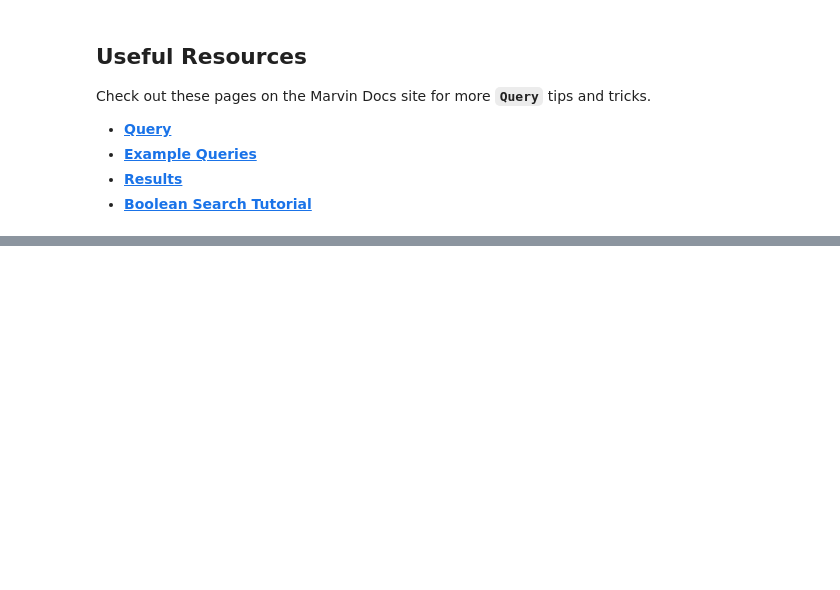
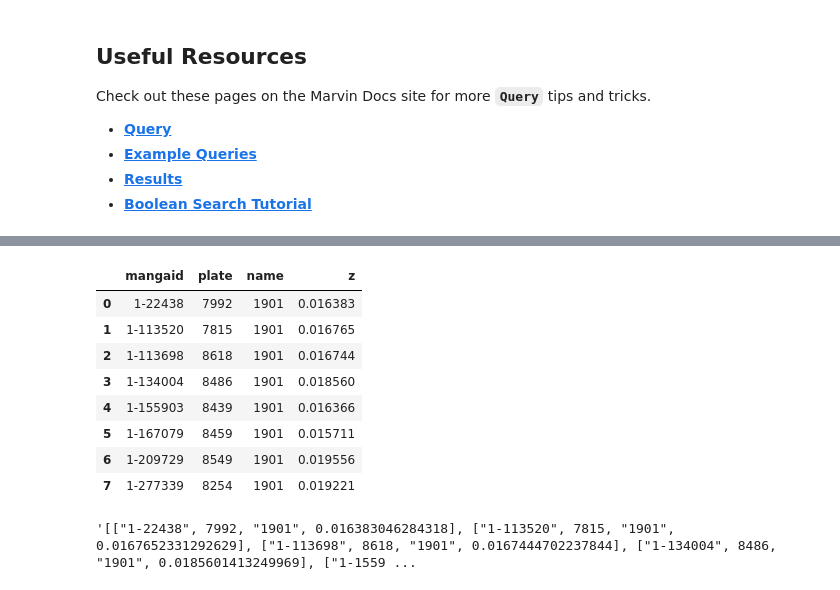
Before and after one commit to sdss/marvin, a Jupyter notebook: docs/sphinx/jupyter/my-first-query.ipynb, the cells around one changed output, grey strips where cells are left out. Saved outputs shown, nothing was run; the diff lists cells and outputs as text; code cells hidden in the pictures; blank space fills up the shorter version.

```diff
--- a/docs/sphinx/jupyter/my-first-query.ipynb
+++ b/docs/sphinx/jupyter/my-first-query.ipynb
@@ -72,0 +114,5 @@ OK, now it's your turn to try designing a search.
+# %%
+myquery = 'nsa.z < 0.02 and ifu.name == 1901'
+q = Query(searchfilter=myquery)
+r = q.run()
+r.results
@@ -131,0 +277,16 @@ Check out these pages on the Marvin Docs site for more **`Query`** tips and tric
+# %%
+r.toDataFrame()
+# %% [output]
+|  | mangaid | plate | name | z |
+| 0 | 1-22438 | 7992 | 1901 | 0.016383 |
+| 1 | 1-113520 | 7815 | 1901 | 0.016765 |
+| 2 | 1-113698 | 8618 | 1901 | 0.016744 |
+| 3 | 1-134004 | 8486 | 1901 | 0.018560 |
+| 4 | 1-155903 | 8439 | 1901 | 0.016366 |
+| 5 | 1-167079 | 8459 | 1901 | 0.015711 |
+| 6 | 1-209729 | 8549 | 1901 | 0.019556 |
+| 7 | 1-277339 | 8254 | 1901 | 0.019221 |
+# %%
+r.toJson()
+# %% [output]
+'[["1-22438", 7992, "1901", 0.016383046284318], ["1-113520", 7815, "1901", 0.0167652331292629], ["1-113698", 8618, "1901", 0.0167444702237844], ["1-134004", 8486, "1901", 0.0185601413249969], ["1-1559 ...
```
Also changed, not shown: parts of 36 cells of this notebook.
